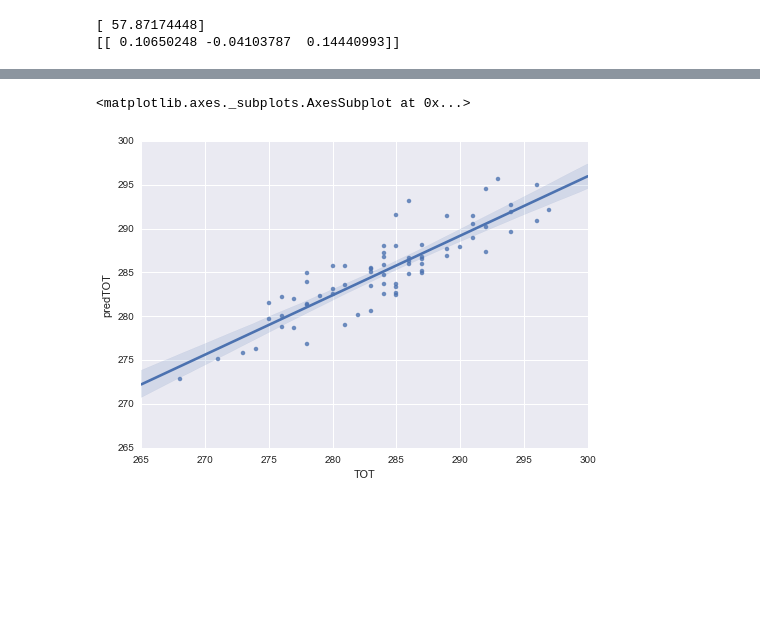
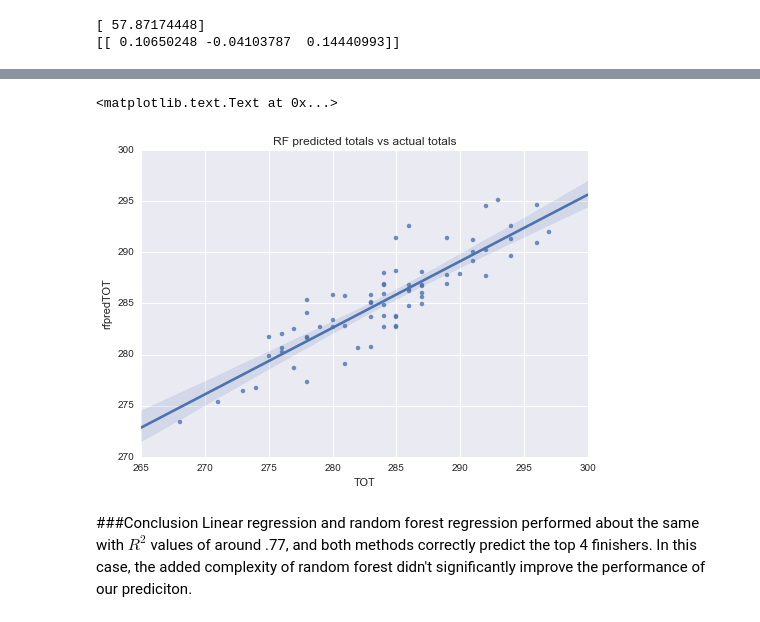
Before and after one commit to ryancjepsen/learning, a Jupyter notebook: pga championship.ipynb, the cells around one changed output, grey strips where cells are left out. Saved outputs shown, nothing was run; the diff lists cells and outputs as text; code cells hidden in the pictures; blank space fills up the shorter version.

```diff
--- a/pga championship.ipynb
+++ b/pga championship.ipynb
@@ -221,5 +365,9 @@ mean_squared_error(dftest['TOT'], dftest['predTOT'])
-# %%
-sns.regplot('TOT', 'predTOT', dftest)
-# %% [output]
-<matplotlib.axes._subplots.AxesSubplot at 0x...>
-[figure, removed]
+# %%
+sns.regplot('TOT', 'rfpredTOT', dftest)
+plt.title('RF predicted totals vs actual totals')
+# %% [output]
+<matplotlib.text.Text at 0x...>
+[figure, added]
+# %% [markdown]
+###Conclusion
+Linear regression and random forest regression performed about the same with $R^2$ values of around .77, and both methods correctly predict the top 4 finishers. In this case, the added complexity of random forest didn't significantly improve the performance of our prediciton.
```
Also changed, not shown: parts of 36 cells of this notebook.
